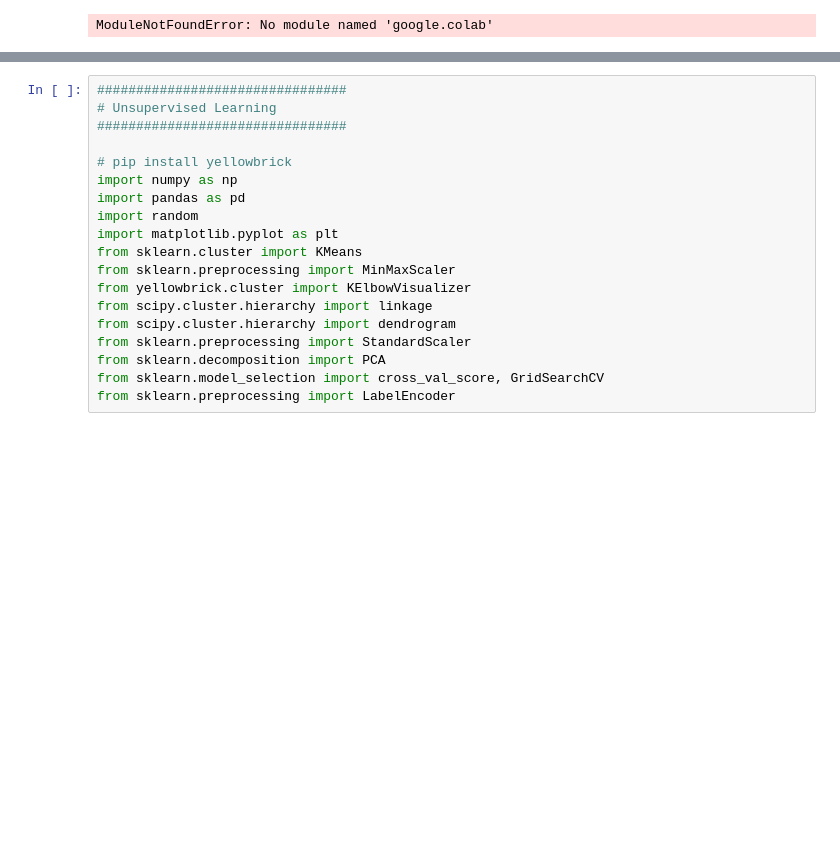
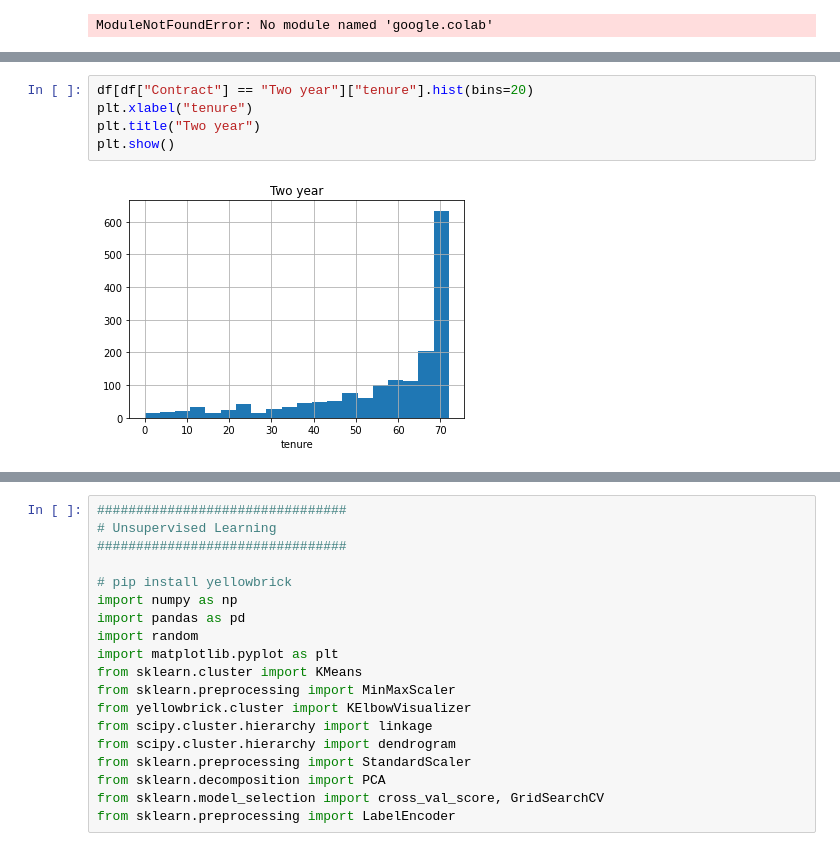
Before and after one commit to Bahar-K/Codes, a Jupyter notebook: Miuul/MiuulCodes.ipynb, the cells around one changed output, grey strips where cells are left out. Cells and saved outputs as stored; diff of their text form; blank space fills up the shorter version.

```diff
--- a/Miuul/MiuulCodes.ipynb
+++ b/Miuul/MiuulCodes.ipynb
@@ -6317,0 +6626,7 @@ ModuleNotFoundError: No module named 'google.colab'
+# %%
+df[df["Contract"] == "Two year"]["tenure"].hist(bins=20)
+plt.xlabel("tenure")
+plt.title("Two year")
+plt.show()
+# %% [output]
+[figure, added]
```
Also changed, not shown: parts of 59 cells of this notebook.
